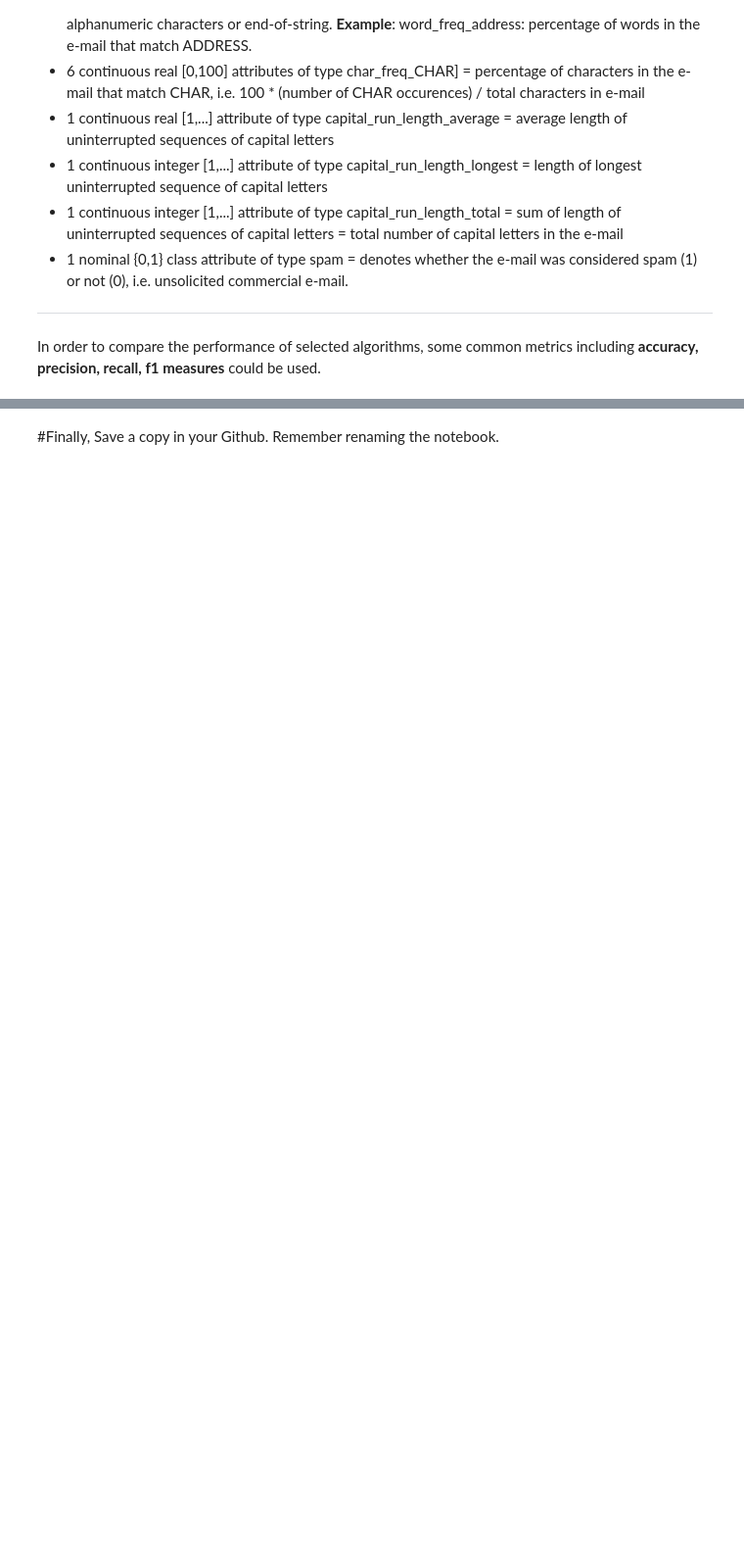
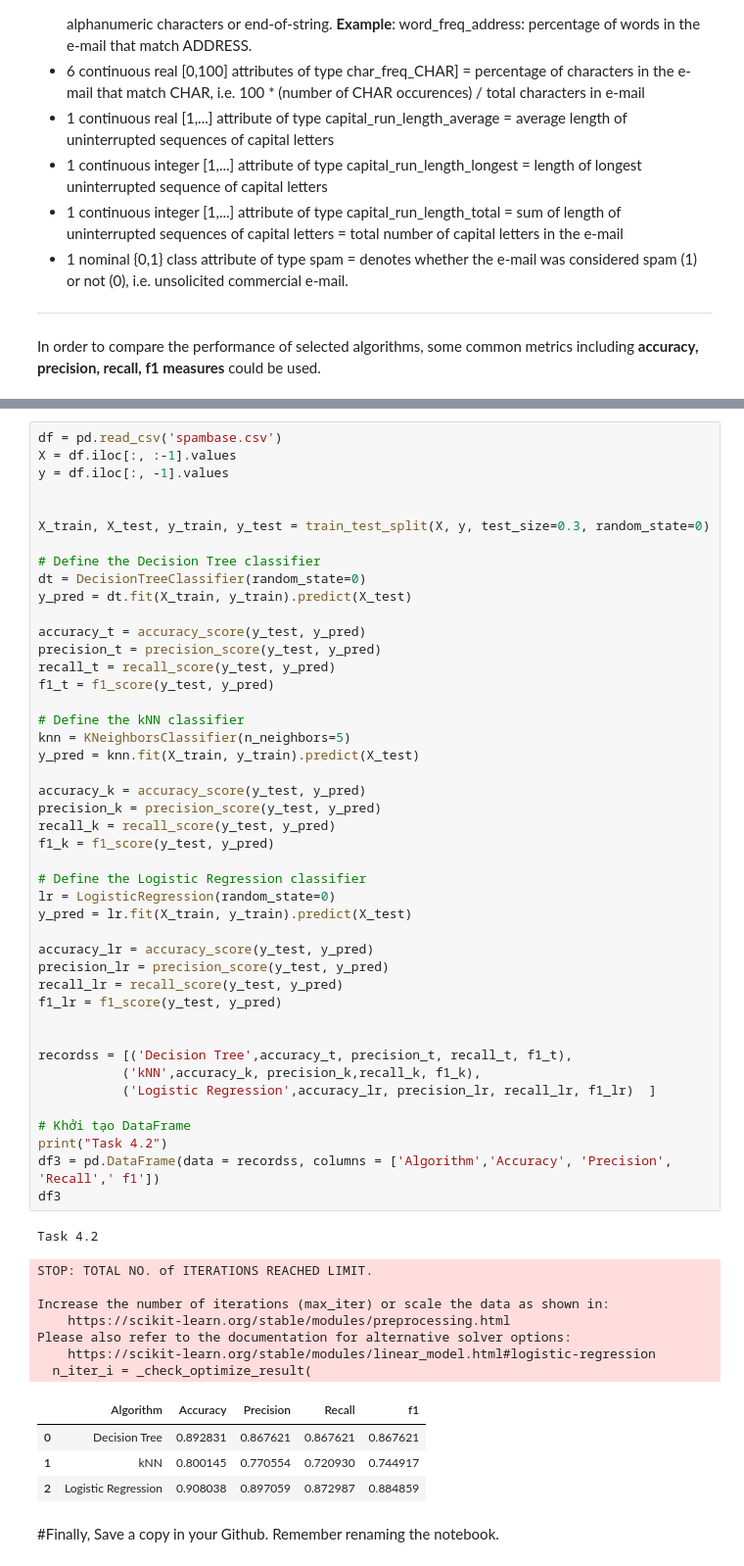
Before and after one commit to nguyenthanhdat20130013/Machine-Learning, a Jupyter notebook: Lab_4_20130013_NguyenThanhDat.ipynb, the cells around one changed output, grey strips where cells are left out. Shown at 98% size. Cells and saved outputs as stored; diff of their text form; blank space fills up the shorter version.

```diff
--- a/Lab_4_20130013_NguyenThanhDat.ipynb
+++ b/Lab_4_20130013_NguyenThanhDat.ipynb
@@ -300,3 +239,60 @@ Please also refer to the documentation for alternative solver options:
+# %%
+df = pd.read_csv('spambase.csv')
+X = df.iloc[:, :-1].values
+y = df.iloc[:, -1].values
+
+
+X_train, X_test, y_train, y_test = train_test_split(X, y, test_size=0.3, random_state=0)
+
+# Define the Decision Tree classifier
+dt = DecisionTreeClassifier(random_state=0)
+y_pred = dt.fit(X_train, y_train).predict(X_test)
+
+accuracy_t = accuracy_score(y_test, y_pred)
+precision_t = precision_score(y_test, y_pred)
+recall_t = recall_score(y_test, y_pred)
+f1_t = f1_score(y_test, y_pred)
+
+# Define the kNN classifier
+knn = KNeighborsClassifier(n_neighbors=5)
+y_pred = knn.fit(X_train, y_train).predict(X_test)
+
+accuracy_k = accuracy_score(y_test, y_pred)
+precision_k = precision_score(y_test, y_pred)
+recall_k = recall_score(y_test, y_pred)
+f1_k = f1_score(y_test, y_pred)
+
+# Define the Logistic Regression classifier
+lr = LogisticRegression(random_state=0)
+y_pred = lr.fit(X_train, y_train).predict(X_test)
+
+accuracy_lr = accuracy_score(y_test, y_pred)
+precision_lr = precision_score(y_test, y_pred)
+recall_lr = recall_score(y_test, y_pred)
+f1_lr = f1_score(y_test, y_pred)
+
+
+recordss = [('Decision Tree',accuracy_t, precision_t, recall_t, f1_t),
+           ('kNN',accuracy_k, precision_k,recall_k, f1_k),
+           ('Logistic Regression',accuracy_lr, precision_lr, recall_lr, f1_lr)  ]
+
+# Khởi tạo DataFrame
+print("Task 4.2")
+df3 = pd.DataFrame(data = recordss, columns = ['Algorithm','Accuracy', 'Precision', 'Recall',' f1'])
+df3
+# %% [output]
+Task 4.2
+STOP: TOTAL NO. of ITERATIONS REACHED LIMIT.
+
+Increase the number of iterations (max_iter) or scale the data as shown in:
+    https://scikit-learn.org/stable/modules/preprocessing.html
+Please also refer to the documentation for alternative solver options:
+    https://scikit-learn.org/stable/modules/linear_model.html#logistic-regression
+  n_iter_i = _check_optimize_result(
+|  | Algorithm | Accuracy | Precision | Recall | f1 |
+| 0 | Decision Tree | 0.892831 | 0.867621 | 0.867621 | 0.867621 |
+| 1 | kNN | 0.800145 | 0.770554 | 0.720930 | 0.744917 |
+| 2 | Logistic Regression | 0.908038 | 0.897059 | 0.872987 | 0.884859 |
 # %% [markdown]
 #Finally,
 Save a copy in your Github. Remember renaming the notebook.
```
Also changed, not shown: parts of 2 cells of this notebook.
